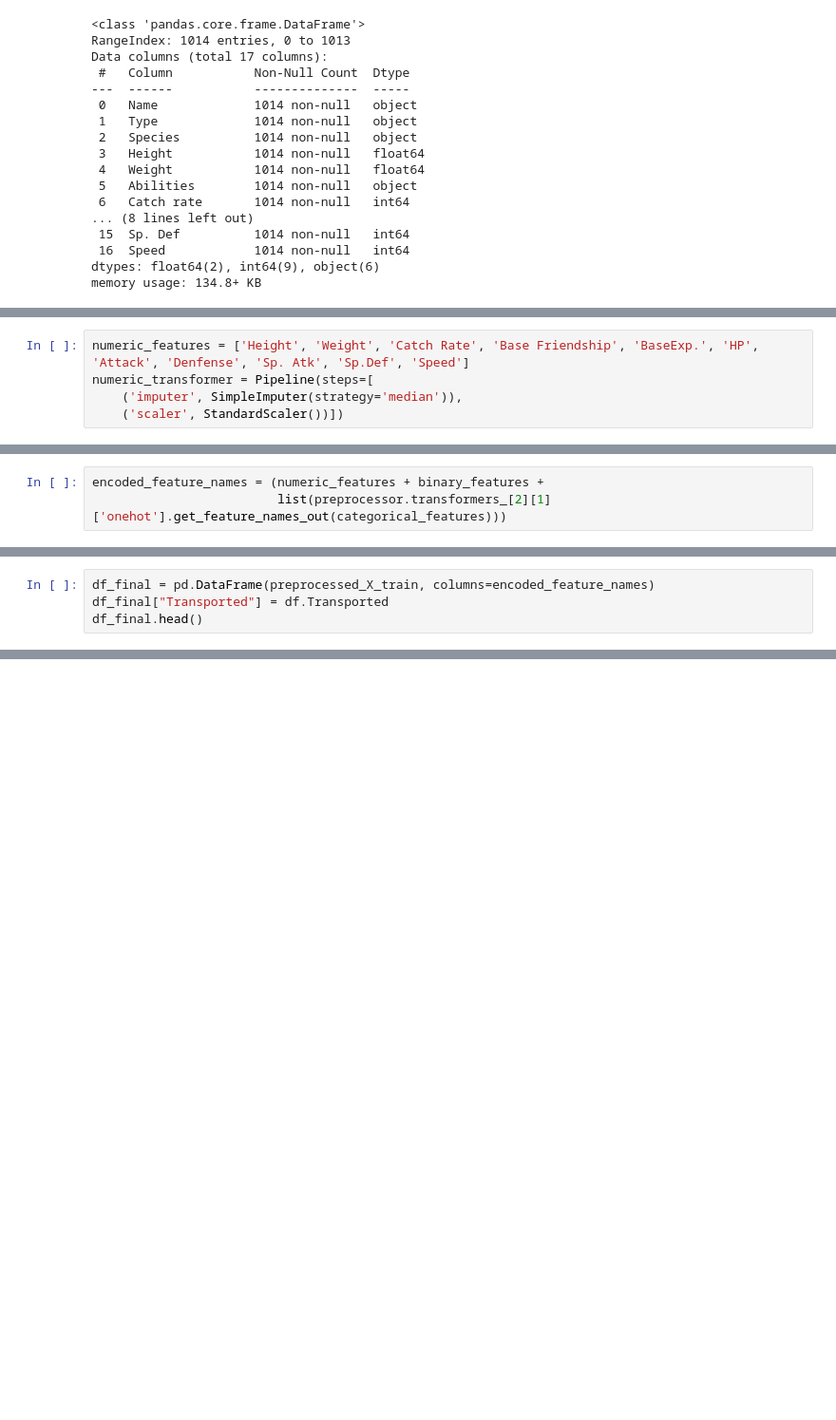
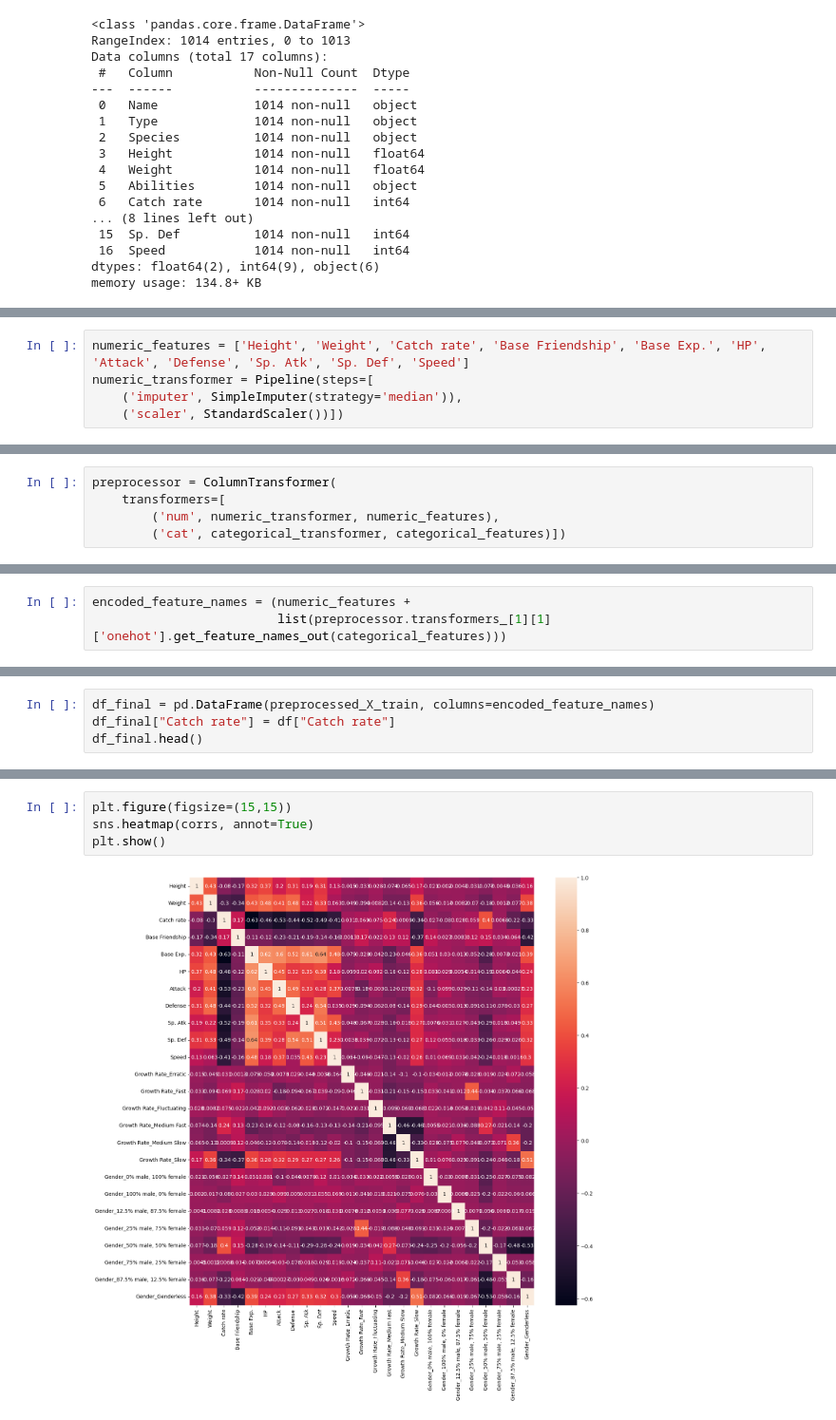
Before and after one commit to MoonSplosion/project-4-group-13, a Jupyter notebook: Pokemon_ML.ipynb, the cells around one changed output, grey strips where cells are left out. Shown: that part at 95% size. Drawn from its saved outputs; the diff is of its cells as text; blank space fills up the shorter version.

```diff
--- a/Pokemon_ML.ipynb
+++ b/Pokemon_ML.ipynb
@@ -91,5 +123,5 @@ x_train, x_test, y_train, y_test = train_test_split( X, Y, test_size=0.20, rando
 # %%
-numeric_features = ['Height', 'Weight', 'Catch Rate', 'Base Friendship', 'BaseExp.', 'HP', 'Attack', 'Denfense', 'Sp. Atk', 'Sp.Def', 'Speed']
+numeric_features = ['Height', 'Weight', 'Catch rate', 'Base Friendship', 'Base Exp.', 'HP', 'Attack', 'Defense', 'Sp. Atk', 'Sp. Def', 'Speed']
 numeric_transformer = Pipeline(steps=[
     ('imputer', SimpleImputer(strategy='median')),
     ('scaler', StandardScaler())])
@@ -105,2 +133,7 @@ NameError: name 'Pipeline' is not defined
+# %%
+preprocessor = ColumnTransformer(
+    transformers=[
+        ('num', numeric_transformer, numeric_features),
+        ('cat', categorical_transformer, categorical_features)])
 # %%
 preprocessed_X_train = preprocessor.fit_transform(df)
@@ -109,3 +140,3 @@ NameError: name 'preprocessor' is not defined
 # %%
-encoded_feature_names = (numeric_features + binary_features +
-                         list(preprocessor.transformers_[2][1]['onehot'].get_feature_names_out(categorical_features)))
+encoded_feature_names = (numeric_features +
+                         list(preprocessor.transformers_[1][1]['onehot'].get_feature_names_out(categorical_features)))
@@ -114,5 +160,5 @@ NameError: name 'binary_features' is not defined
 # %%
 df_final = pd.DataFrame(preprocessed_X_train, columns=encoded_feature_names)
-df_final["Transported"] = df.Transported
+df_final["Catch rate"] = df["Catch rate"]
 df_final.head()
 # %% [output]
@@ -124,0 +192,6 @@ NameError: name 'df_final' is not defined
+# %%
+plt.figure(figsize=(15,15))
+sns.heatmap(corrs, annot=True)
+plt.show()
+# %% [output]
+[figure, added]
```
Also changed, not shown: parts of 29 cells of this notebook, 12 other files.
